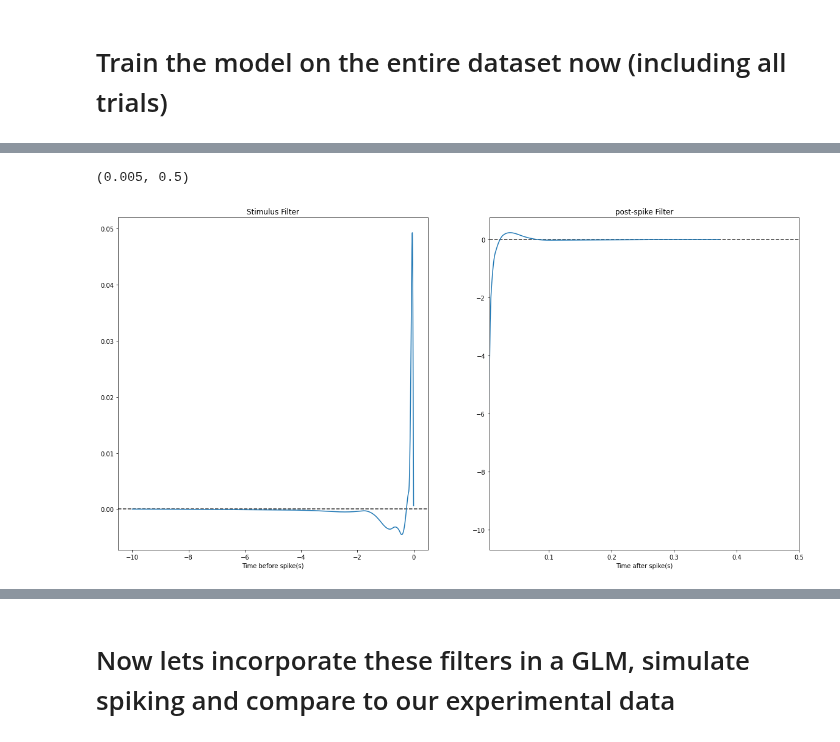
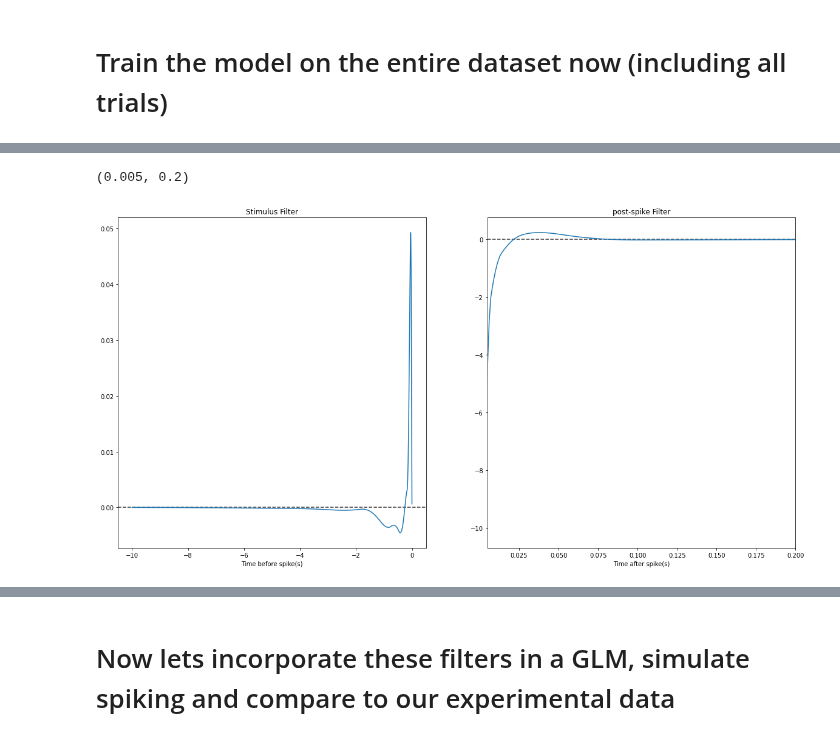
Before and after one commit to davidfox87/neuro_encoding_models, a Jupyter notebook: fitting_spike_train_tutorial.ipynb, the cells around one changed output, grey strips where cells are left out. Drawn from its saved outputs; the diff is of its cells as text; code cells hidden in the pictures.

```diff
--- a/fitting_spike_train_tutorial.ipynb
+++ b/fitting_spike_train_tutorial.ipynb
@@ -413,22 +417,22 @@ Warning: Desired error not necessarily achieved due to precision loss.
 # %%
 
 dc = wmap[0]
 k = d['stim'][1]
 kt = d['stim'][0] * dt
 h = d['sptrain'][1]
 ht = d['sptrain'][0] * dt
 
 figure, ax = plt.subplots(1, 2, figsize=[20, 10])
 ax[0].plot(kt, k)
 ax[1].plot(ht, h)
 ax[0].axhline(0, color=".2", linestyle="--", zorder=1)
 ax[1].axhline(0, color=".2", linestyle="--", zorder=1)
 ax[0].set_xlabel('Time before spike(s)')
 ax[1].set_xlabel('Time after spike(s)')
 ax[0].set_title('Stimulus Filter')
 ax[1].set_title('post-spike Filter')
-ax[1].set_xlim(0.005, 0.5)
+ax[1].set_xlim(0.005, 0.2)
 #ax[0].set_xlim(-2, 0)
 # %% [output]
-(0.005, 0.5)
+(0.005, 0.2)
-[figure, old version]
+[figure, new version]
```
Also changed, not shown: parts of 10 cells of this notebook.
